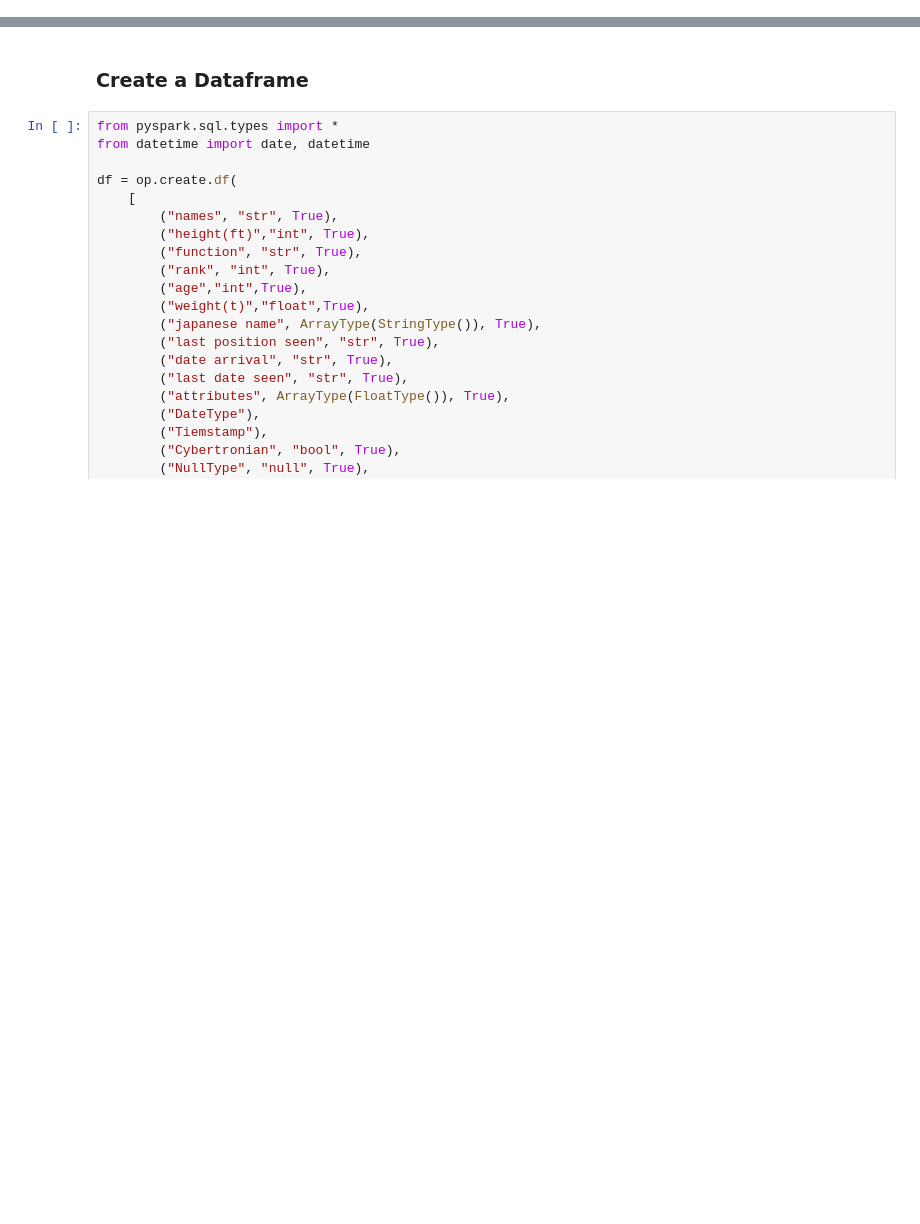
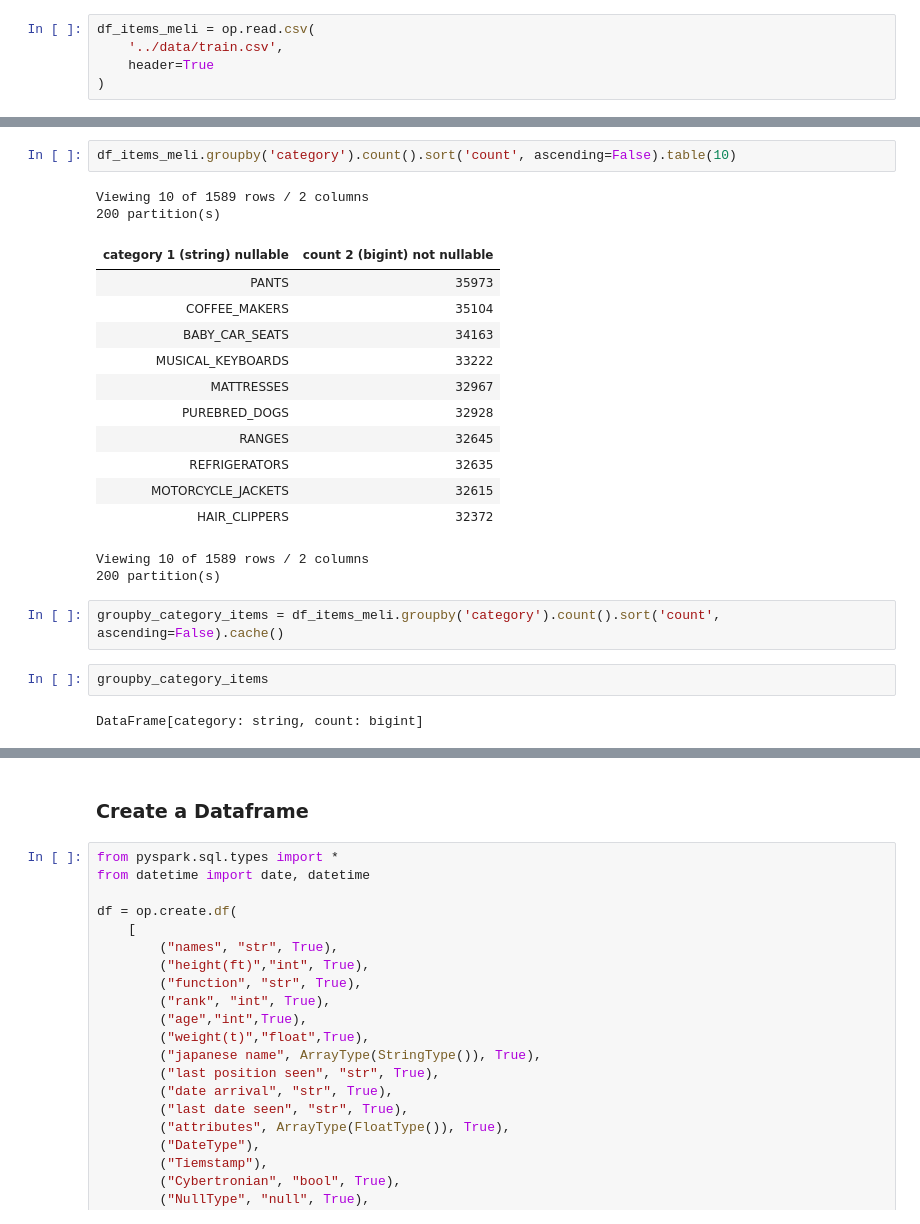
Before and after one commit to ariosramirez/Meetup-pyspark-Optimus, a Jupyter notebook: notebooks/02_EDA_optimus.ipynb, the cells around one changed output, grey strips where cells are left out. Cells and saved outputs as stored; diff of their text form; blank space fills up the shorter version.

```diff
--- a/notebooks/02_EDA_optimus.ipynb
+++ b/notebooks/02_EDA_optimus.ipynb
@@ -13,0 +28,5 @@ op= Optimus()
+# %%
+df_items_meli = op.read.csv(
+    '../data/train.csv',
+    header=True
+)
@@ -13,0 +94,24 @@ op= Optimus()
+# %%
+df_items_meli.groupby('category').count().sort('count', ascending=False).table(10)
+# %% [output]
+Viewing 10 of 1589 rows / 2 columns
+200 partition(s)
+| category 1 (string) nullable | count 2 (bigint) not nullable |
+| PANTS | 35973 |
+| COFFEE_MAKERS | 35104 |
+| BABY_CAR_SEATS | 34163 |
+| MUSICAL_KEYBOARDS | 33222 |
+| MATTRESSES | 32967 |
+| PUREBRED_DOGS | 32928 |
+| RANGES | 32645 |
+| REFRIGERATORS | 32635 |
+| MOTORCYCLE_JACKETS | 32615 |
+| HAIR_CLIPPERS | 32372 |
+Viewing 10 of 1589 rows / 2 columns
+200 partition(s)
+# %%
+groupby_category_items = df_items_meli.groupby('category').count().sort('count', ascending=False).cache()
+# %%
+groupby_category_items
+# %% [output]
+DataFrame[category: string, count: bigint]
```
Also changed, not shown: parts of 22 cells of this notebook.
